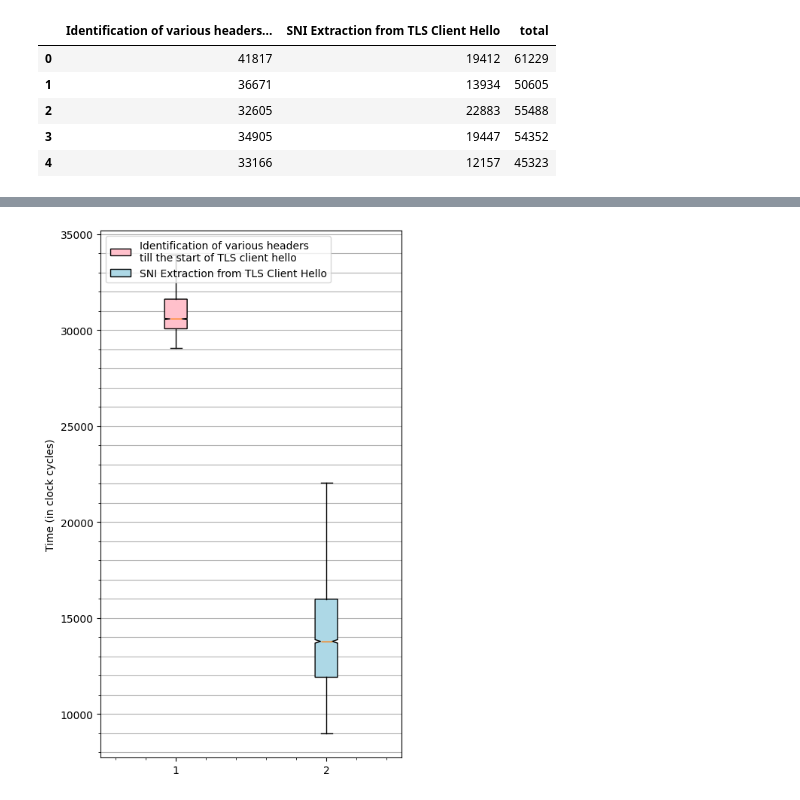
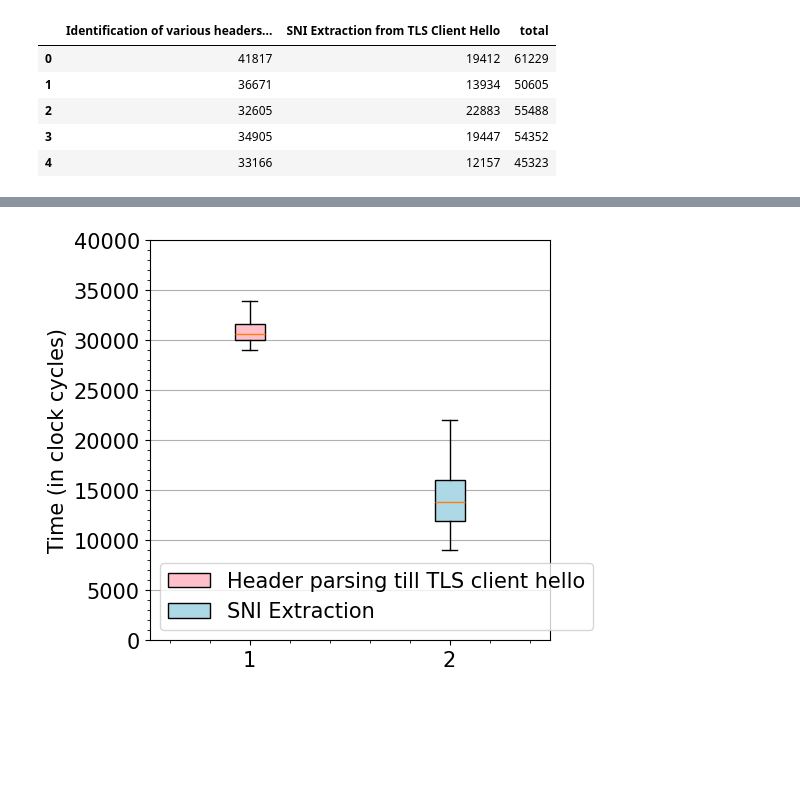
Before and after one commit to hari-19/quic-initial-analysis, a Jupyter notebook: plots.ipynb, the cells around one changed output, grey strips where cells are left out. Cells and saved outputs as stored; diff of their text form; code cells hidden in the pictures; blank space fills up the shorter version.

```diff
--- a/plots.ipynb
+++ b/plots.ipynb
@@ -28,9 +54,12 @@ tdf.head()
 tcp_total = tdf["total"]
 quic_total = qdf["total"]
 
+# tcp_total = np.log10(tcp_total)
+# quic_total = np.log10(quic_total)
+
 data = [tcp_total, quic_total]
 
-fig = plt.figure(figsize =(4, 7))
+fig = plt.figure(figsize =(4, 4))
 
 # Creating axes instance
 colors = ['pink', 'lightblue']
@@ -39,16 +68,26 @@ ax = fig.add_axes([0, 0, 1, 1])
 
 xticks = []
 ax.set_xticklabels(xticks)
+
+ax.set_ylabel("Time (in clock cycles)")
+ax.set_ylim([0, 6e5])
+# ax.set_yticks([100000])#
 ax.grid(axis="y")
-ax.grid(axis="y", which="minor")
+# ax.grid(axis="y", which="minor")
+ax.tick_params(axis='y', which='minor', labelsize=11)
+# ax.tick_params(axis='y', which='major', labelsize=11)
+
+# ax.set_yscale("log")
+# ax.yaxis.set_minor_formatter(MathTextSciFormatter("%1.0e"))
+# ax.yaxis.set_major_formatter(MathTextSciFormatter("%1.0e"))
+
 ax.minorticks_on()
-ax.set_ylabel("Time (in clock cycles)")
-bp = ax.boxplot(data, patch_artist=True, notch=True,showfliers=False, flierprops={'marker': 'o', 'markersize': 1, 'markerfacecolor': 'fuchsia'})
+bp = ax.boxplot(data, patch_artist=True, notch=False,showfliers=False, flierprops={'marker': 'o', 'markersize': 1, 'markerfacecolor': 'fuchsia'})
 for patch, color in zip(bp['boxes'], colors):
         patch.set_facecolor(color)
-labels = ["Total time for TCP-TLS Packets", "Total time for QUIC Initial Packets"]
-ax.legend([bp["boxes"][0], bp["boxes"][1]], labels, loc="upper left")
+labels = ["TCP-TLS Packets", "QUIC Packets"]
+ax.legend([bp["boxes"][0], bp["boxes"][1]], labels, loc="lower right")
 
-plt.savefig('total.pdf',bbox_inches='tight', dpi=150)
+plt.savefig('total_box.pdf',bbox_inches='tight', dpi=150)
 plt.show()
 # %% [output]
@@ -56,34 +95,39 @@ plt.show()
 # %%
 tcp_identify = tdf["Identification of various headers till the start of TLS client hello"]
 tcp_sni = tdf["SNI Extraction from TLS Client Hello"]
 
 # quic_total = qdf["total"]
 
 data = [tcp_identify, tcp_sni]
 
-fig = plt.figure(figsize =(4, 7))
+fig = plt.figure(figsize =(4, 4))
 
 # Creating axes instance
 colors = ['pink', 'lightblue']
 
 ax = fig.add_axes([0, 0, 1, 1])
 
 xticks = []
 ax.set_xticklabels(xticks)
 ax.grid(axis="y")
-ax.grid(axis="y", which="minor")
+ax.set_ylim([0, 4e4])
+# ax.grid(axis="y", which="minor")
 ax.minorticks_on()
 ax.set_ylabel("Time (in clock cycles)")
-bp = ax.boxplot(data, patch_artist=True, notch=True,showfliers=False, flierprops={'marker': 'o', 'markersize': 1, 'markerfacecolor': 'fuchsia'})
+# ax.set_yscale('log')
+# ax.yaxis.set_minor_formatter(MathTextSciFormatter("%1.0e"))
+# ax.yaxis.set_major_formatter(MathTextSciFormatter("%1.0e"))
+bp = ax.boxplot(data, patch_artist=True, notch=False,showfliers=False, flierprops={'marker': 'o', 'markersize': 1, 'markerfacecolor': 'fuchsia'})
 for patch, color in zip(bp['boxes'], colors):
         patch.set_facecolor(color)
-label = ["Identification of various headers \ntill the start of TLS client hello", "SNI Extraction from TLS Client Hello"]
+label = ["Header parsing till TLS client hello", "SNI Extraction"]
 
-ax.legend([bp["boxes"][0], bp["boxes"][1]], label, loc="upper left")
-plt.savefig('tcp.pdf',bbox_inches='tight', dpi=150)
+ax.legend([bp["boxes"][0], bp["boxes"][1]], label, loc="best", )
+        #   bbox_to_anchor=(1.0, 1.0))
+plt.savefig('tcp_box.pdf',bbox_inches='tight', dpi=150)
 plt.show()
 # %% [output]
-[figure, old version]
+[figure, new version]
 # %%
 data = qdf.drop(["total"], axis=1)
 
```
Also changed, not shown: parts of 4 cells of this notebook, 9 other files.
